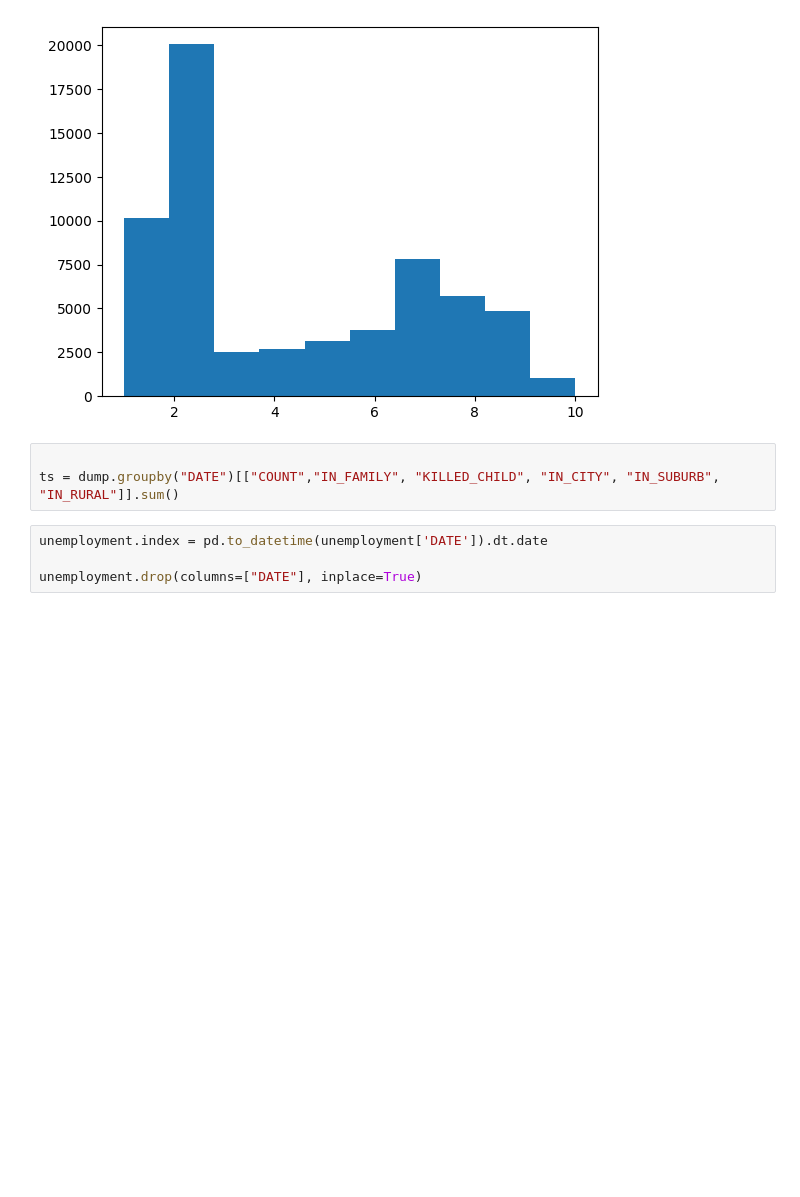
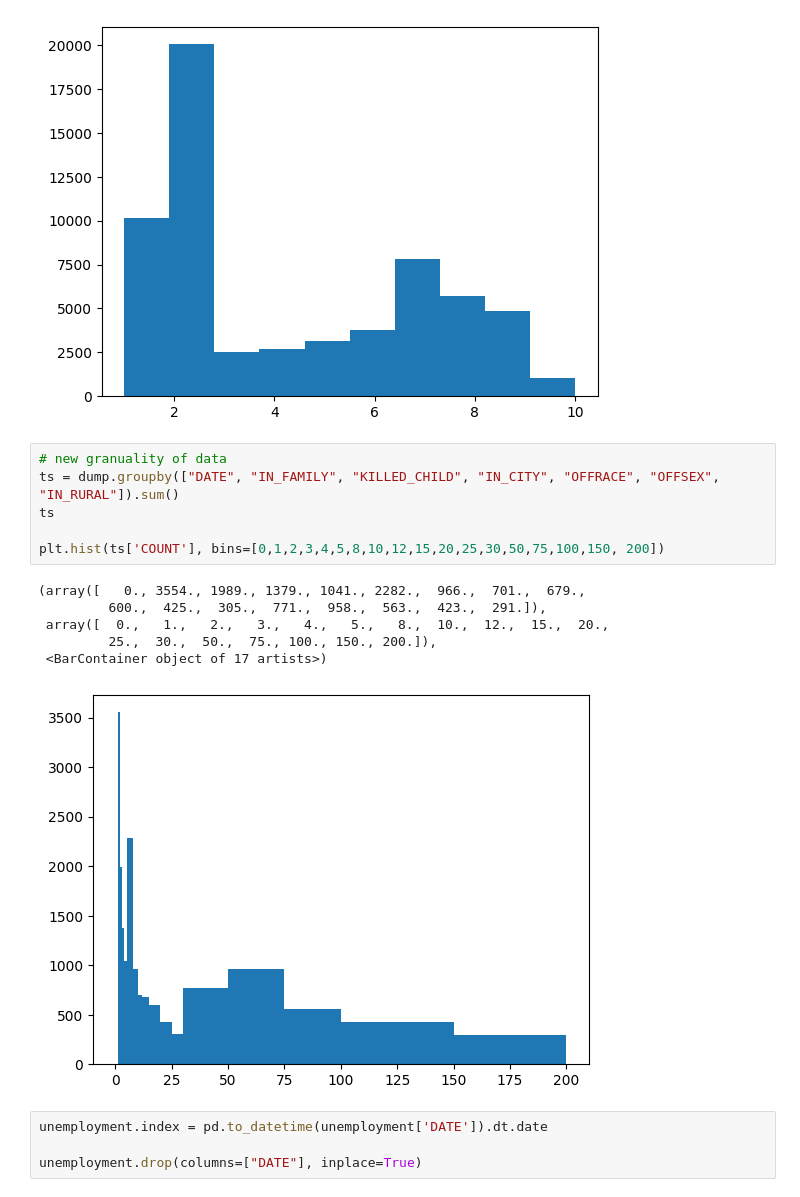
Before and after one commit to parleon/evo_eco, a Jupyter notebook: Assignment/A1.ipynb, the cells around one changed output. Saved outputs shown, nothing was run; the diff lists cells and outputs as text; blank space fills up the shorter version.

Commit message:
update granulity of refined data

```diff
--- a/Assignment/A1.ipynb
+++ b/Assignment/A1.ipynb
@@ -48,9 +48,19 @@ plt.hist(Medallion[Medallion["RELATION"] <= 10 ]["RELATION"], 10)
  array([ 1. ,  1.9,  2.8,  3.7,  4.6,  5.5,  6.4,  7.3,  8.2,  9.1, 10. ]),
  <BarContainer object of 10 artists>)
 [figure]
-# %%
-
-ts = dump.groupby("DATE")[["COUNT","IN_FAMILY", "KILLED_CHILD", "IN_CITY", "IN_SUBURB", "IN_RURAL"]].sum()
+# %%
+# new granuality of data
+ts = dump.groupby(["DATE", "IN_FAMILY", "KILLED_CHILD", "IN_CITY", "OFFRACE", "OFFSEX", "IN_RURAL"]).sum()
+ts
+
+plt.hist(ts['COUNT'], bins=[0,1,2,3,4,5,8,10,12,15,20,25,30,50,75,100,150, 200])
+# %% [output]
+(array([   0., 3554., 1989., 1379., 1041., 2282.,  966.,  701.,  679.,
+         600.,  425.,  305.,  771.,  958.,  563.,  423.,  291.]),
+ array([  0.,   1.,   2.,   3.,   4.,   5.,   8.,  10.,  12.,  15.,  20.,
+         25.,  30.,  50.,  75., 100., 150., 200.]),
+ <BarContainer object of 17 artists>)
+[figure, added]
 # %%
 unemployment.index = pd.to_datetime(unemployment['DATE']).dt.date
 
```
